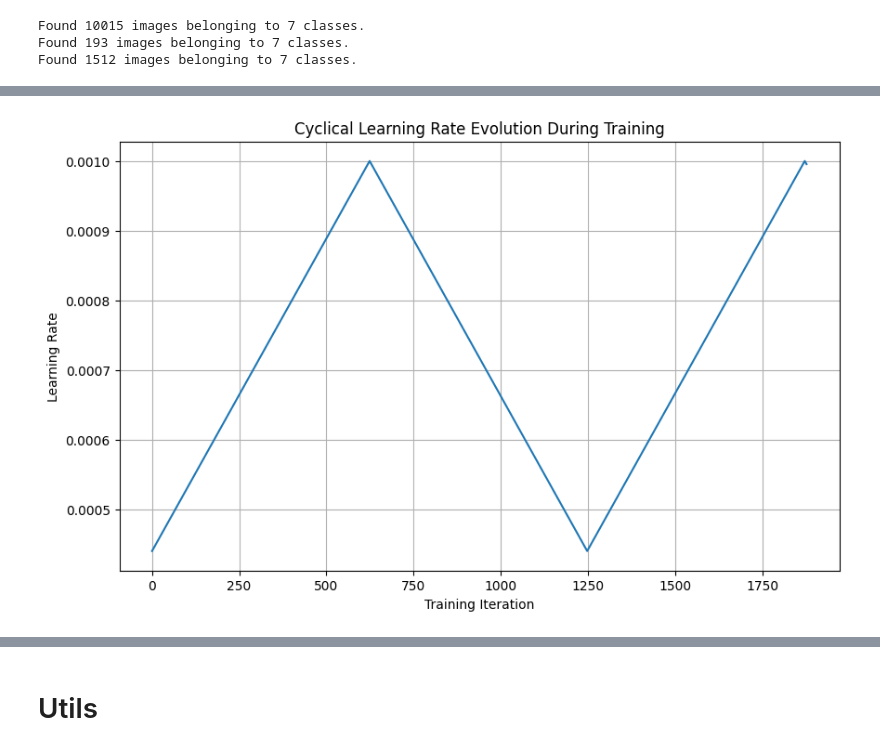
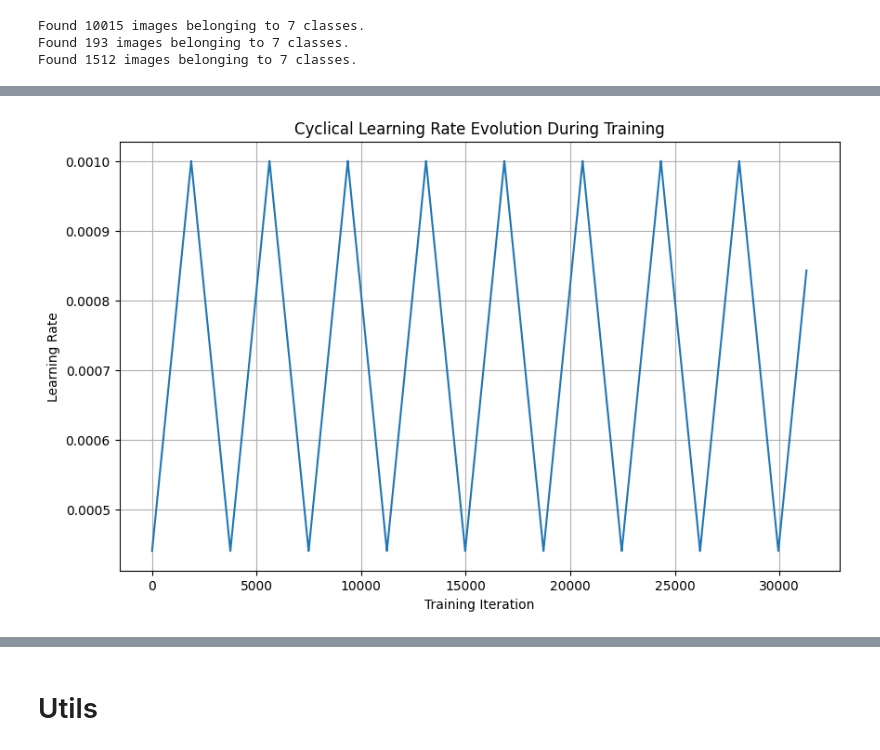
Before and after one commit to renemartensen/Classification-of-Skin-Lesions, a Jupyter notebook: makingModel.ipynb, the cells around one changed output, grey strips where cells are left out. Cells and saved outputs as stored; diff of their text form; code cells hidden in the pictures.

```diff
--- a/makingModel.ipynb
+++ b/makingModel.ipynb
@@ -648,7 +646,7 @@ model = Model(inputs=base_model.input, outputs=preds)
 # Define learning rate bounds and other parameters
 lower_bound = 4.4e-4
 upper_bound = 1e-3
-total_epochs = 6
+total_epochs = 100
 half_cycle_multiple = 6  # Set the multiple between 2 and 10
 batch_size = 32  # Define batch size here
 steps_per_epoch = int(train_generator.samples / batch_size)  # Ensure train_generator is defined
@@ -689,7 +687,7 @@ lr_scheduler = BatchLearningRateScheduler(lower_bound=lower_bound, upper_bound=u
 model.compile(optimizer=SGD(learning_rate=lower_bound), loss='categorical_crossentropy', metrics=['accuracy'])
 
 # Train the model with the custom cyclical learning rate scheduler
-history_efficient = model.fit(
+history = model.fit(
     train_generator,
     validation_data=validation_generator,
     epochs=total_epochs,
@@ -724 +725 @@ Epoch 6/6
-[figure, old version]
+[figure, new version]
```
Also changed, not shown: parts of 6 cells of this notebook.
